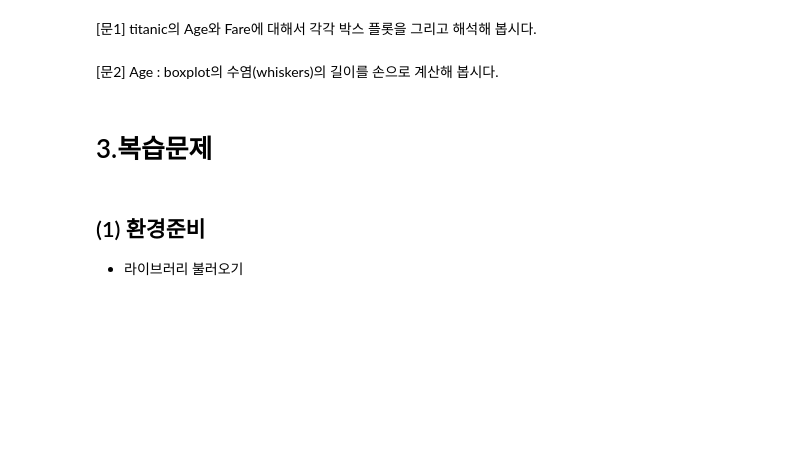
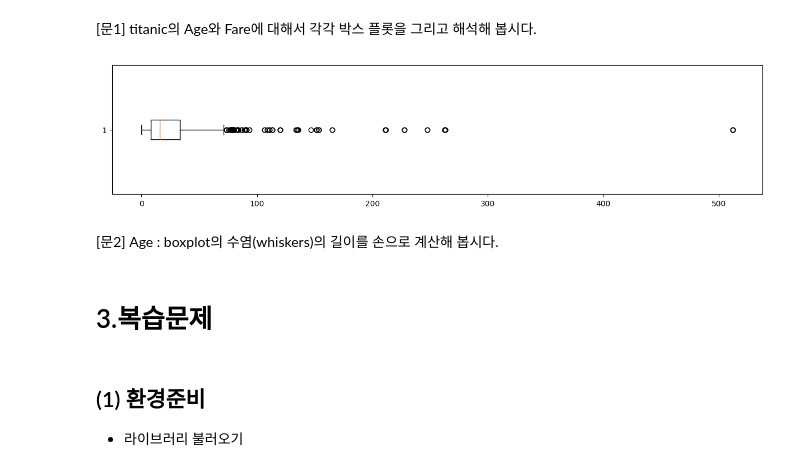
Before and after one commit to chrisseo2002/Data_Analysis, a Jupyter notebook: 02_단변량분석-숫자형.ipynb, the cells around one changed output. Cells and saved outputs as stored; diff of their text form; code cells hidden in the pictures; blank space fills up the shorter version.

```diff
--- a/02_단변량분석-숫자형.ipynb
+++ b/02_단변량분석-숫자형.ipynb
@@ -467,6 +495,12 @@ print(box1['whiskers'][1].get_ydata()) # 위쪽 수염의 min, max
 <img src='https://raw.githubusercontent.com/jangrae/img/master/practice_01.png' width=120 align="left"/>
 # %% [markdown]
 [문1] titanic의 Age와 Fare에 대해서 각각 박스 플롯을 그리고 해석해 봅시다.
+# %%
+plt.figure(figsize=(15,3))
+plt.boxplot(temp['Fare'], vert=False)
+plt.show()
+# %% [output]
+[figure, added]
 # %% [markdown]
 [문2] Age : boxplot의 수염(whiskers)의 길이를 손으로 계산해 봅시다.
 # %% [markdown]
```
Also changed, not shown: parts of 19 cells of this notebook, 3 other files.
